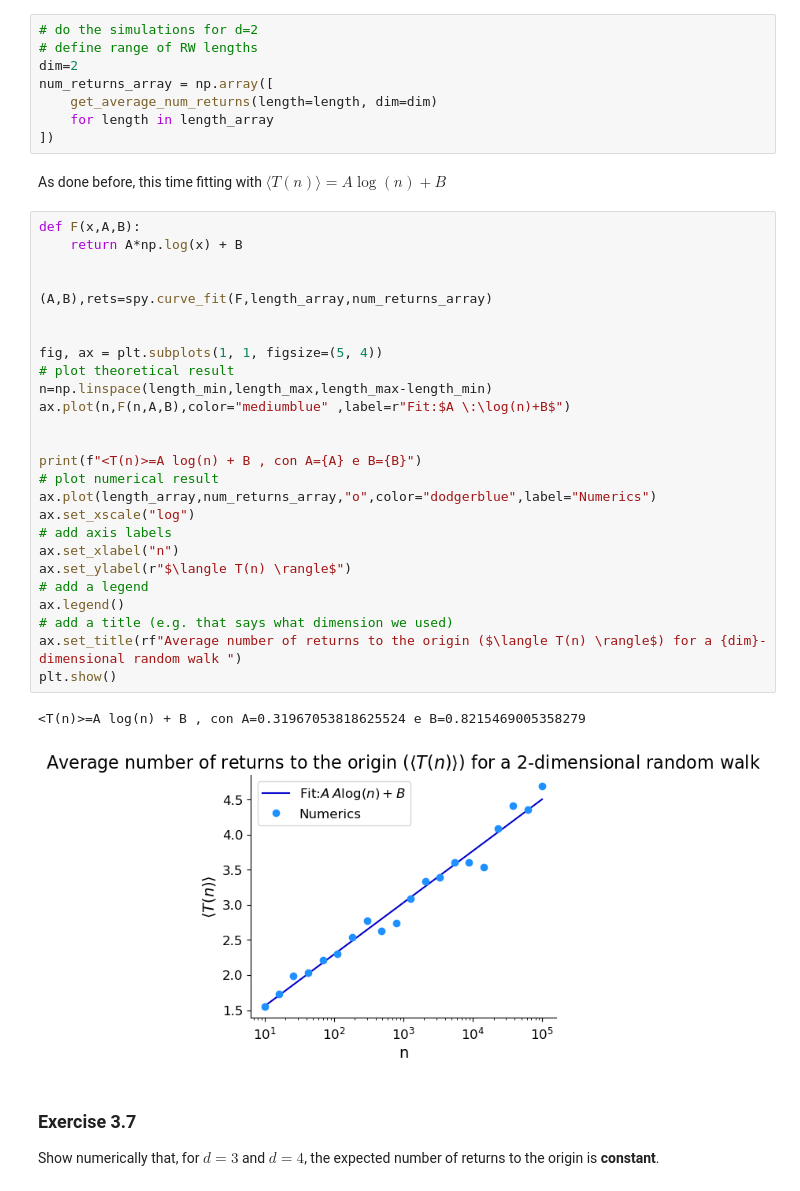
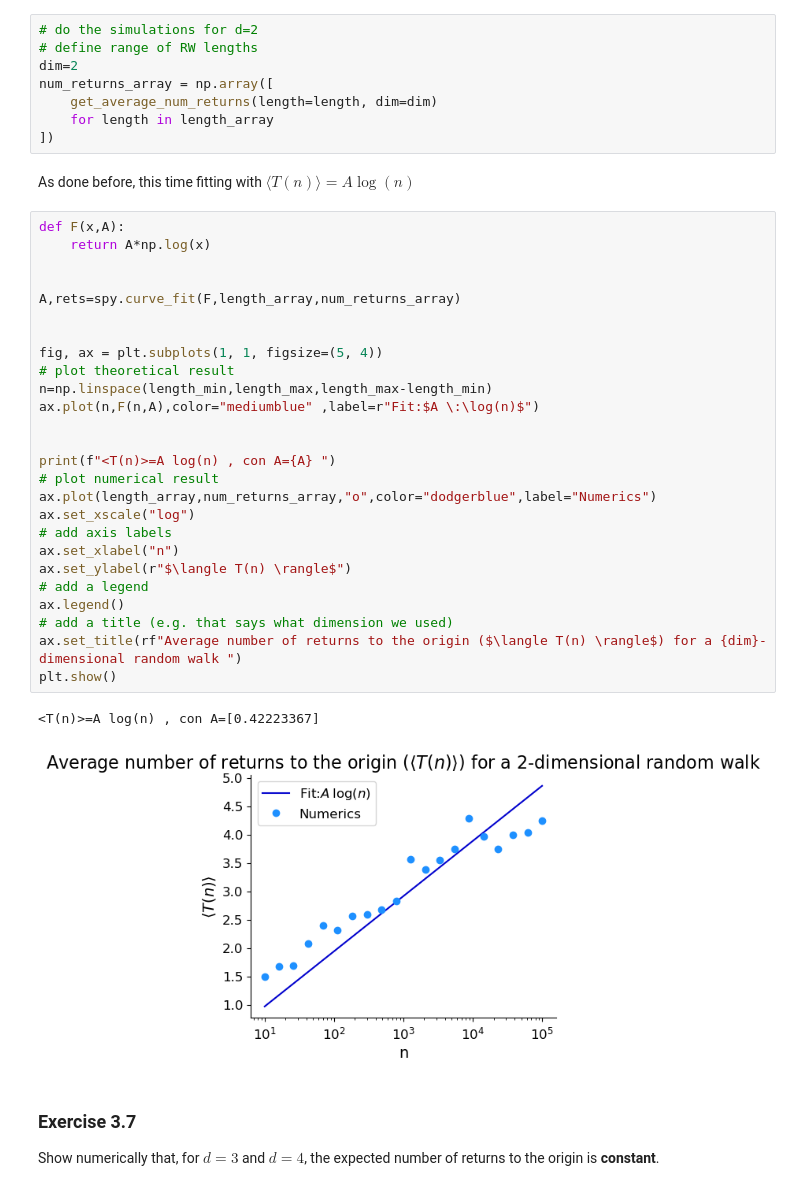
Before and after one commit to 12nihil12/fis_stat, a Jupyter notebook: notebooks/3-Random-Walks.ipynb, the cells around one changed output. Drawn from its saved outputs; the diff is of its cells as text.

```diff
--- a/notebooks/3-Random-Walks.ipynb
+++ b/notebooks/3-Random-Walks.ipynb
@@ -258,36 +258,36 @@ num_returns_array = np.array([
     for length in length_array
 ])
 # %% [markdown]
-As done before, this time fitting with $\langle T(n) \rangle =A \log(n)+B $
+As done before, this time fitting with $\langle T(n) \rangle =A \log(n) $
 # %%
-def F(x,A,B):
-    return A*np.log(x) + B
+def F(x,A):
+    return A*np.log(x)
 
 
-(A,B),rets=spy.curve_fit(F,length_array,num_returns_array)
+A,rets=spy.curve_fit(F,length_array,num_returns_array)
 
 
 fig, ax = plt.subplots(1, 1, figsize=(5, 4))
 # plot theoretical result
 n=np.linspace(length_min,length_max,length_max-length_min)
-ax.plot(n,F(n,A,B),color="mediumblue" ,label=r"Fit:$A \:\log(n)+B$")
+ax.plot(n,F(n,A),color="mediumblue" ,label=r"Fit:$A \:\log(n)$")
 
 
-print(f"<T(n)>=A log(n) + B , con A={A} e B={B}")
+print(f"<T(n)>=A log(n) , con A={A} ")
 # plot numerical result
 ax.plot(length_array,num_returns_array,"o",color="dodgerblue",label="Numerics")
 ax.set_xscale("log")
 # add axis labels
 ax.set_xlabel("n")
 ax.set_ylabel(r"$\langle T(n) \rangle$")
 # add a legend
 ax.legend()
 # add a title (e.g. that says what dimension we used)
 ax.set_title(rf"Average number of returns to the origin ($\langle T(n) \rangle$) for a {dim}-dimensional random walk ")
 plt.show()
 # %% [output]
-<T(n)>=A log(n) + B , con A=0.31967053818625524 e B=0.8215469005358279
+<T(n)>=A log(n) , con A=[0.42223367]
-[figure, old version]
+[figure, new version]
 # %% [markdown]
 ### Exercise 3.7
 Show numerically that, for $d=3$ and $d=4$, the expected number of returns to the origin is **constant**.
```
Also changed, not shown: parts of 8 cells of this notebook, 2 other files.
